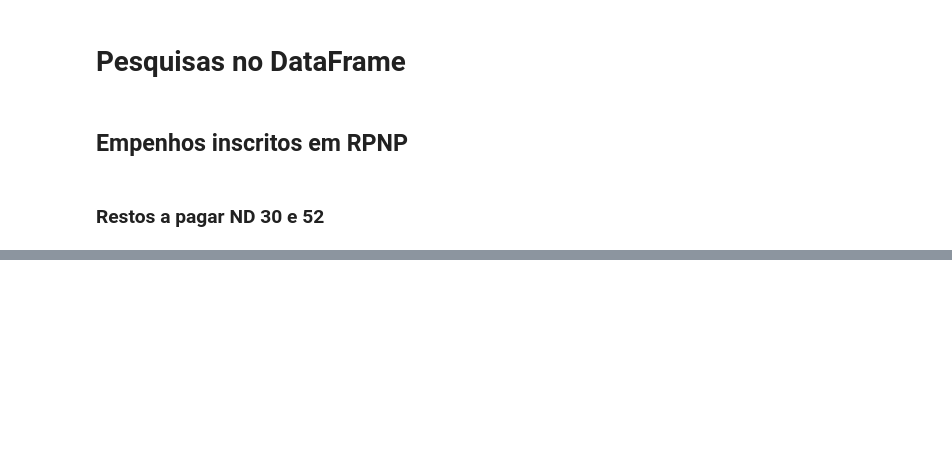
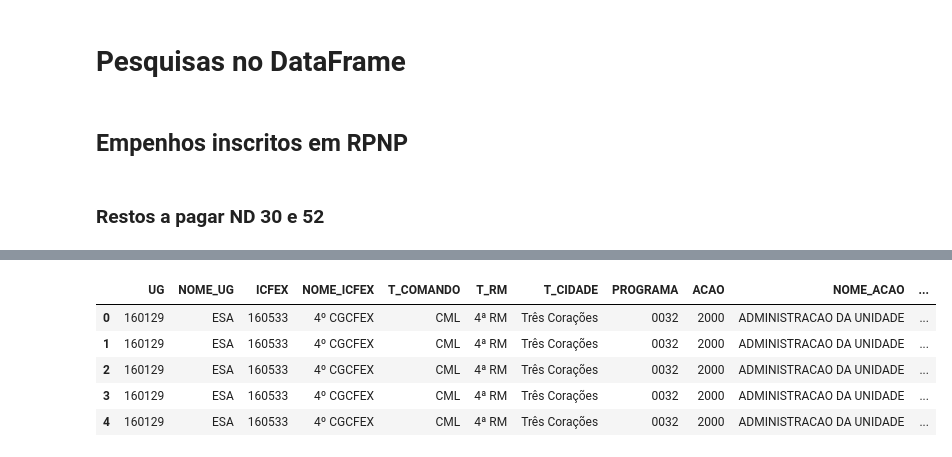
Before and after one commit to DiogoPqdt/Dashboard_ESA, a Jupyter notebook: notebook/sag.ipynb, the cells around one changed output, grey strips where cells are left out. Cells and saved outputs as stored; diff of their text form; code cells hidden in the pictures; blank space fills up the shorter version.

```diff
--- a/notebook/sag.ipynb
+++ b/notebook/sag.ipynb
@@ -498,0 +549,9 @@ KeyError: "['SIGLA UG', 'CREDOR'] not in index"
+# %%
+df_teste.head()
+# %% [output]
+|  | UG | NOME_UG | ICFEX | NOME_ICFEX | T_COMANDO | T_RM | T_CIDADE | PROGRAMA | ACAO | NOME_ACAO | ... |
+| 0 | 160129 | ESA | 160533 | 4º CGCFEX | CML | 4ª RM | Três Corações | 0032 | 2000 | ADMINISTRACAO DA UNIDADE | ... |
+| 1 | 160129 | ESA | 160533 | 4º CGCFEX | CML | 4ª RM | Três Corações | 0032 | 2000 | ADMINISTRACAO DA UNIDADE | ... |
+| 2 | 160129 | ESA | 160533 | 4º CGCFEX | CML | 4ª RM | Três Corações | 0032 | 2000 | ADMINISTRACAO DA UNIDADE | ... |
+| 3 | 160129 | ESA | 160533 | 4º CGCFEX | CML | 4ª RM | Três Corações | 0032 | 2000 | ADMINISTRACAO DA UNIDADE | ... |
+| 4 | 160129 | ESA | 160533 | 4º CGCFEX | CML | 4ª RM | Três Corações | 0032 | 2000 | ADMINISTRACAO DA UNIDADE | ... |
```
Also changed, not shown: parts of 21 cells of this notebook, 6 other files.
